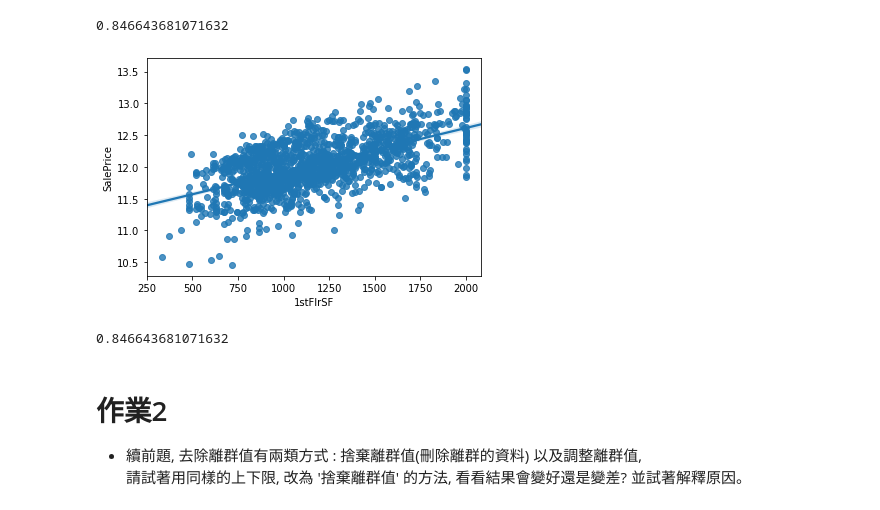
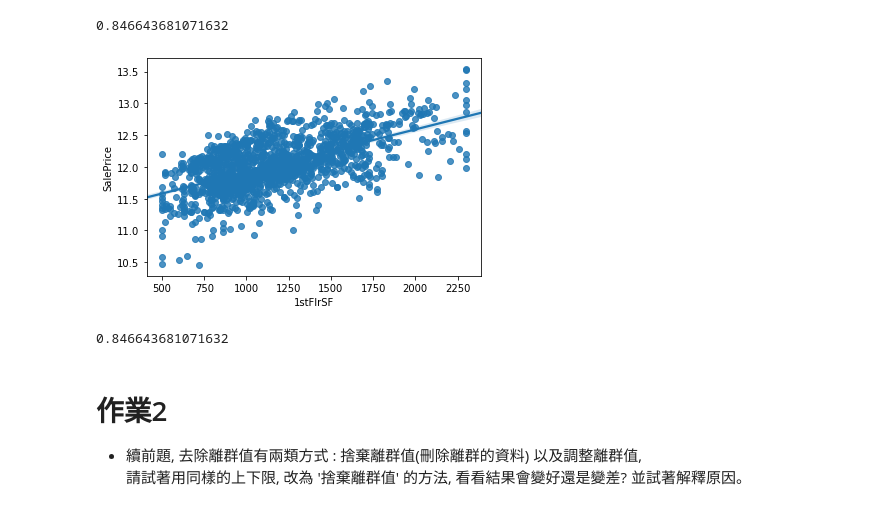
Before and after one commit to yooooyo/1st-DL-CVMarathon, a Jupyter notebook: Day10/Day_010_HW.ipynb, the cells around one changed output. Cells and saved outputs as stored; diff of their text form; code cells hidden in the pictures.

```diff
--- a/Day10/Day_010_HW.ipynb
+++ b/Day10/Day_010_HW.ipynb
@@ -73,18 +73,18 @@ cross_val_score(estimator, train_X, train_Y, cv=5).mean()
 # %%
 # 將 1stFlrSF 限制在你覺得適合的範圍內, 調整離群值
 """
 Your Code Here
 """
-df['1stFlrSF'] = df['1stFlrSF'].clip(300,2000)
-sns.regplot(x = df['1stFlrSF'].clip(300,2000), y=train_Y)
+select = df['1stFlrSF'].clip(500,2300)
+sns.regplot(x =select  ,y=train_Y)
 plt.show()
 
 # 做線性迴歸, 觀察分數
 train_X = MMEncoder.fit_transform(df)
 estimator = LinearRegression()
 cross_val_score(estimator, train_X, train_Y, cv=5).mean()
 # %% [output]
-[figure, old version]
+[figure, new version]
 0.846643681071632
 # %% [markdown]
 # 作業2
```
Also changed, not shown: parts of 2 cells of this notebook.
